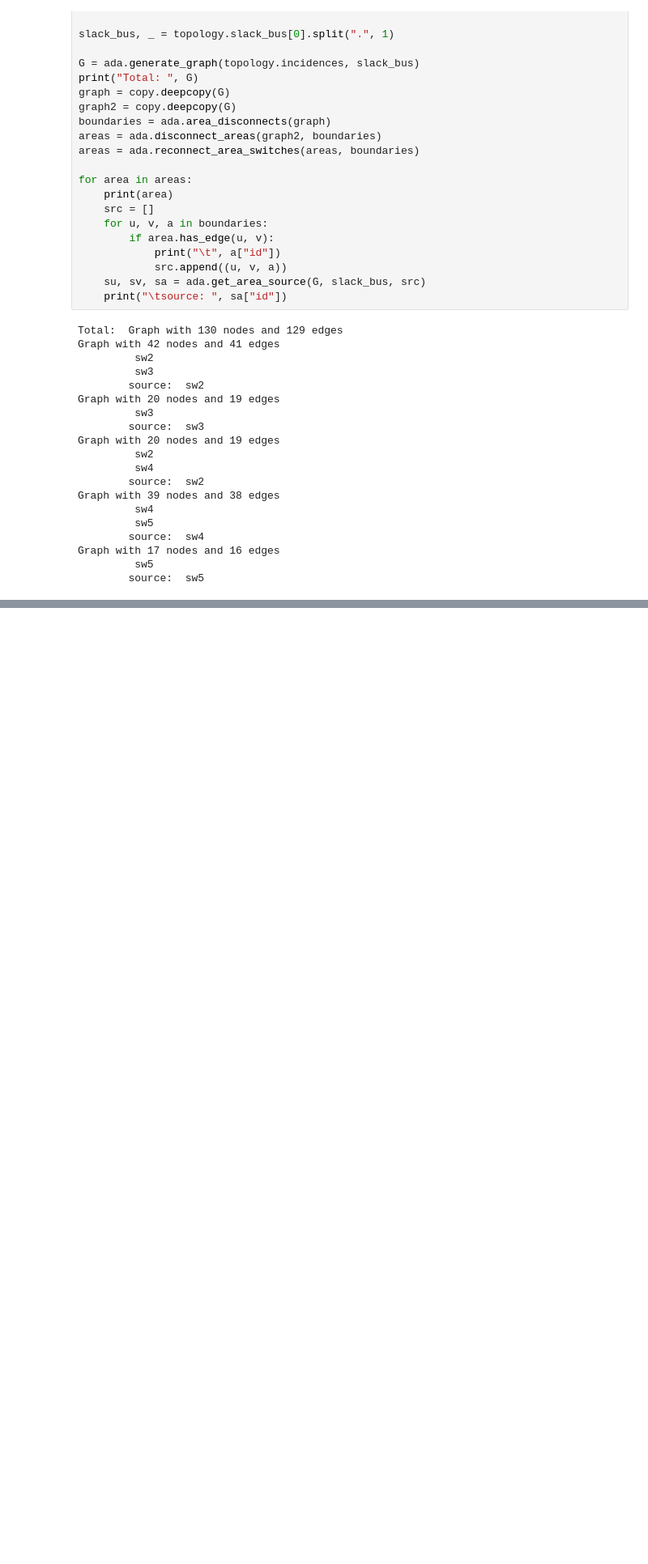
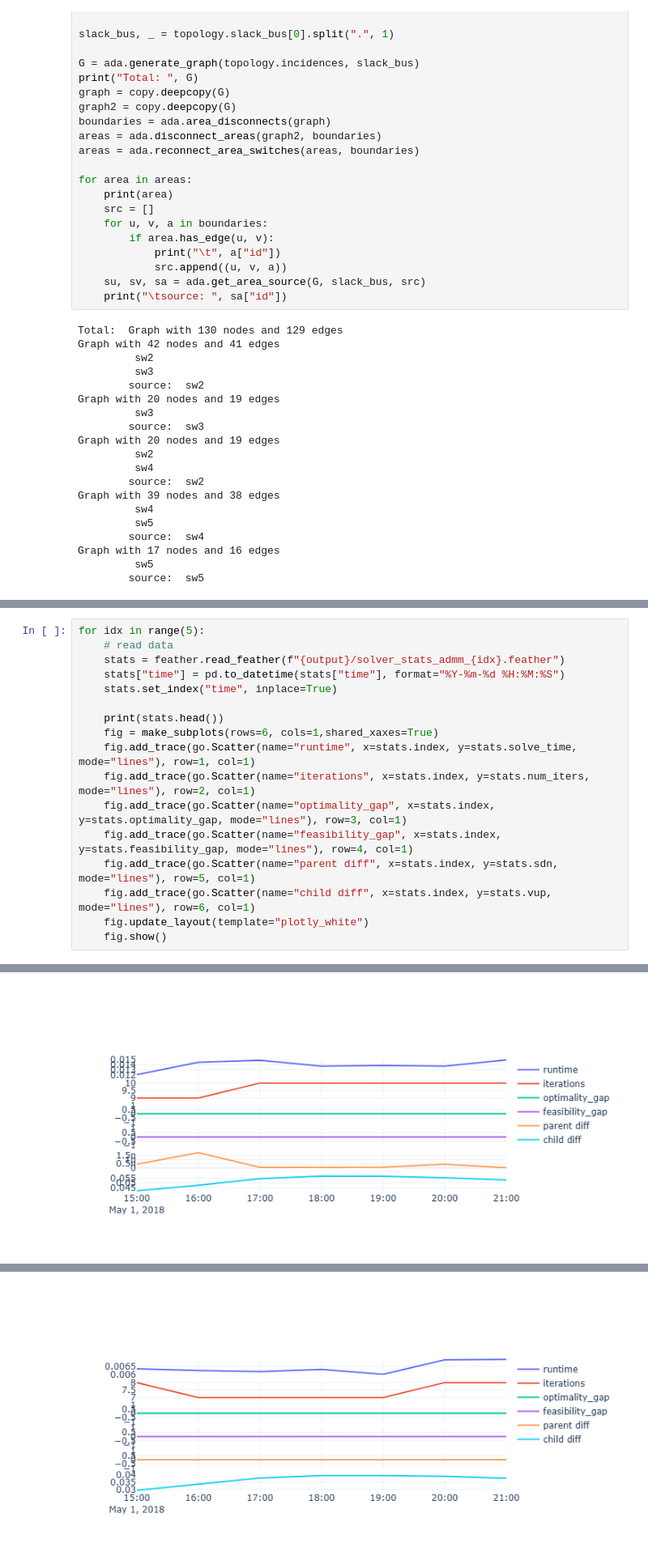
Before and after one commit to pnnl/oedisi_dopf, a Jupyter notebook: workflow_admm.ipynb, the cells around one changed output, grey strips where cells are left out. Shown at 81% size. Cells and saved outputs as stored; diff of their text form; blank space fills up the shorter version.

```diff
--- a/workflow_admm.ipynb
+++ b/workflow_admm.ipynb
@@ -266,0 +201,18 @@ NameError: name 'SCENARIO' is not defined
+# %%
+for idx in range(5):
+    # read data
+    stats = feather.read_feather(f"{output}/solver_stats_admm_{idx}.feather")
+    stats["time"] = pd.to_datetime(stats["time"], format="%Y-%m-%d %H:%M:%S")
+    stats.set_index("time", inplace=True)
+
+    print(stats.head())
+    fig = make_subplots(rows=6, cols=1,shared_xaxes=True)
+    fig.add_trace(go.Scatter(name="runtime", x=stats.index, y=stats.solve_time, mode="lines"), row=1, col=1)
+    fig.add_trace(go.Scatter(name="iterations", x=stats.index, y=stats.num_iters, mode="lines"), row=2, col=1)
+    fig.add_trace(go.Scatter(name="optimality_gap", x=stats.index, y=stats.optimality_gap, mode="lines"), row=3, col=1)
+    fig.add_trace(go.Scatter(name="feasibility_gap", x=stats.index, y=stats.feasibility_gap, mode="lines"), row=4, col=1)
+    fig.add_trace(go.Scatter(name="parent diff", x=stats.index, y=stats.sdn, mode="lines"), row=5, col=1)
+    fig.add_trace(go.Scatter(name="child diff", x=stats.index, y=stats.vup, mode="lines"), row=6, col=1)
+    fig.update_layout(template="plotly_white")
+    fig.show()
+# %% [output]
@@ -266,0 +234 @@ NameError: name 'SCENARIO' is not defined
+[figure, added]
@@ -266,0 +250 @@ NameError: name 'SCENARIO' is not defined
+[figure, added]
```
Also changed, not shown: parts of 17 cells of this notebook, 6 other files.
